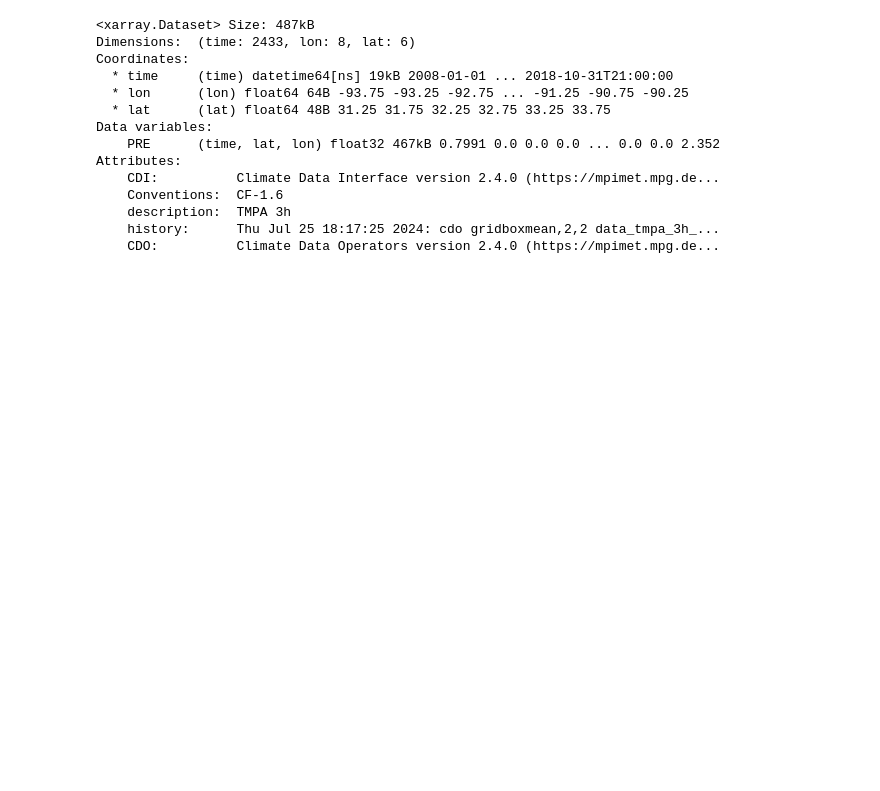
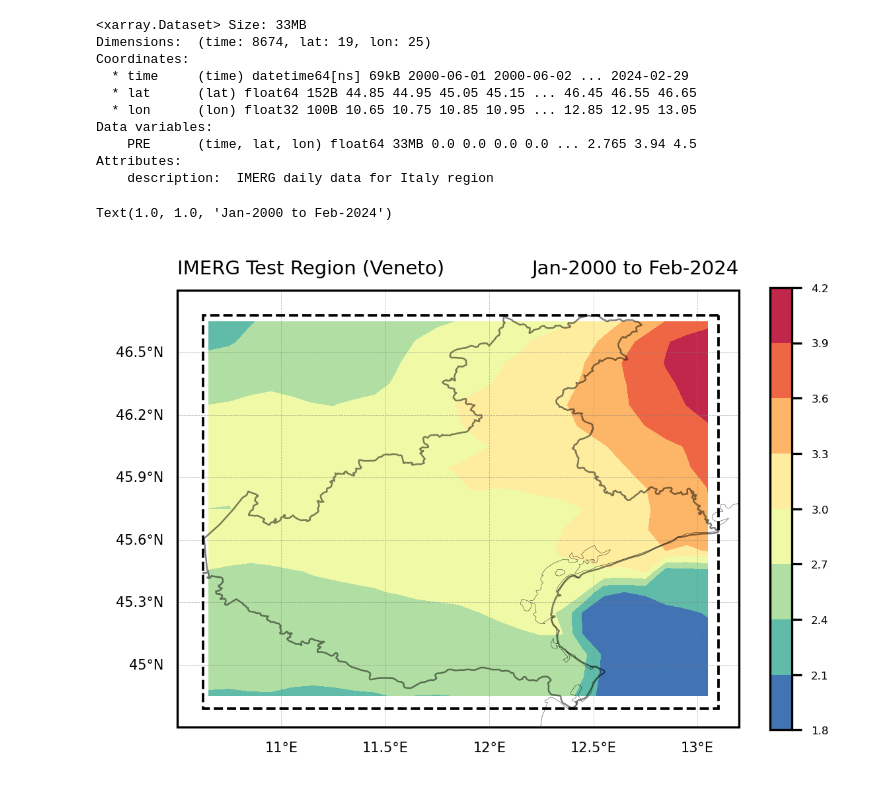
Before and after one commit to mhacarthur/downpy, a Jupyter notebook: codes/test_corr_gamma.ipynb, the cells around one changed output. Saved outputs shown, nothing was run; the diff lists cells and outputs as text; code cells hidden in the pictures; blank space fills up the shorter version.

Commit message:
wet fraction figure

```diff
--- a/codes/test_corr_gamma.ipynb
+++ b/codes/test_corr_gamma.ipynb
@@ -10,29 +28,63 @@ deg_km = 110
 resolution = '3h'
 
 tmpa_dir = os.path.join('..', 'data', 'tmpa_conus_data')
+# %%
+Veneto = gpd.read_file(os.path.join('/','media','arturo','Arturo','Data','shapes','Europa','Italy','Veneto.geojson'))
 # %%
 DOWN_dir =  os.path.join(tmpa_dir, f'data_tmpa_{resolution}_cut_upscale.nc')
-DATA = xr.open_dataset(DOWN_dir)
+
+DATA_dir = os.path.join('/','media','arturo','Arturo','Data','Italy','Satellite','IMERG','IMERG_Italy_1dy_2000_06_01_2024_02_29_veneto_R1.nc')
+DATA = xr.open_dataset(DATA_dir)
 
 lat = DATA['lat']
 lon = DATA['lon']
 lon2d, lat2d = np.meshgrid(lon, lat)
 
+dx = 0.1
+dy = 0.1
+
 DATA = DATA.dropna(dim='time', how='any')
-azamorra2
 DATA
 # %% [output]
-<xarray.Dataset> Size: 487kB
-Dimensions:  (time: 2433, lon: 8, lat: 6)
+<xarray.Dataset> Size: 33MB
+Dimensions:  (time: 8674, lat: 19, lon: 25)
 Coordinates:
-  * time     (time) datetime64[ns] 19kB 2008-01-01 ... 2018-10-31T21:00:00
-  * lon      (lon) float64 64B -93.75 -93.25 -92.75 ... -91.25 -90.75 -90.25
-  * lat      (lat) float64 48B 31.25 31.75 32.25 32.75 33.25 33.75
+  * time     (time) datetime64[ns] 69kB 2000-06-01 2000-06-02 ... 2024-02-29
+  * lat      (lat) float64 152B 44.85 44.95 45.05 45.15 ... 46.45 46.55 46.65
+  * lon      (lon) float32 100B 10.65 10.75 10.85 10.95 ... 12.85 12.95 13.05
 Data variables:
-    PRE      (time, lat, lon) float32 467kB 0.7991 0.0 0.0 0.0 ... 0.0 0.0 2.352
+    PRE      (time, lat, lon) float64 33MB 0.0 0.0 0.0 0.0 ... 2.765 3.94 4.5
 Attributes:
-    CDI:          Climate Data Interface version 2.4.0 (https://mpimet.mpg.de...
-    Conventions:  CF-1.6
-    description:  TMPA 3h
-    history:      Thu Jul 25 18:17:25 2024: cdo gridboxmean,2,2 data_tmpa_3h_...
-    CDO:          Climate Data Operators version 2.4.0 (https://mpimet.mpg.de...
+    description:  IMERG daily data for Italy region
+# %%
+lo_max, lo_min, la_max, la_min = 13.102129, 10.623646, 46.680462, 44.790684
+# %%
+cmap = plt.cm.Spectral_r
+proj = ccrs.PlateCarree()
+
+fig = plt.figure(figsize=(4,4),dpi=300)
+gs = gridspec.GridSpec(1,1)
+
+# ============================================================================================================================
+ax1 = plt.subplot(gs[0, 0], projection = proj)
+ax1.set_extent([10.5, 13.2, 44.7, 46.8], crs=proj)
+ax1.add_feature(cf.COASTLINE,linewidth=0.1, linestyle='-',edgecolor='k')
+a1 = ax1.contourf(lon2d, lat2d, np.nanmean(DATA['PRE'],axis=0), cmap=cmap)
+ax1.add_patch(patches.Rectangle((lo_max,la_max),lo_min-lo_max,la_min-la_max,linestyle='--',linewidth=0.9,edgecolor='k',facecolor='None',zorder=10))
+ax1.add_geometries(Veneto.geometry, ccrs.PlateCarree(), edgecolor='k', facecolor='None', linewidth=0.6, alpha=0.5)
+
+gl = ax1.gridlines(crs=proj,draw_labels=True,linewidth=0.2,color='gray',alpha=0.5,linestyle='--')
+gl.top_labels = False
+gl.bottom_labels = True
+gl.right_labels = False
+gl.xlabel_style = {'size': 5, 'color': 'k'}
+gl.ylabel_style = {'size': 5, 'color': 'k'}
+
+cbar = plt.colorbar(a1, fraction=0.036)
+cbar.ax.tick_params(labelsize=4)
+
+ax1.set_title('IMERG Test Region (Veneto)', fontsize=7, loc='left')
+ax1.set_title('Jan-2000 to Feb-2024', fontsize=7, loc='right')
+# %% [output]
+Text(1.0, 1.0, 'Jan-2000 to Feb-2024')
+[figure, added]
```
Also changed, not shown: parts of 32 cells of this notebook, 2 other files.
